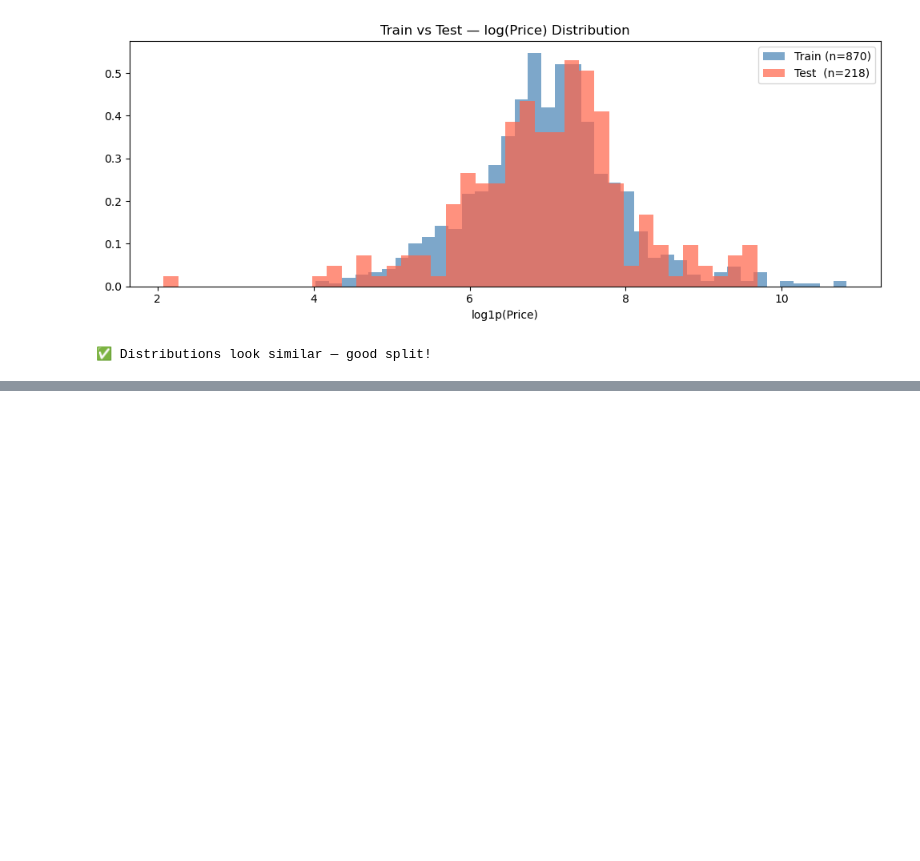
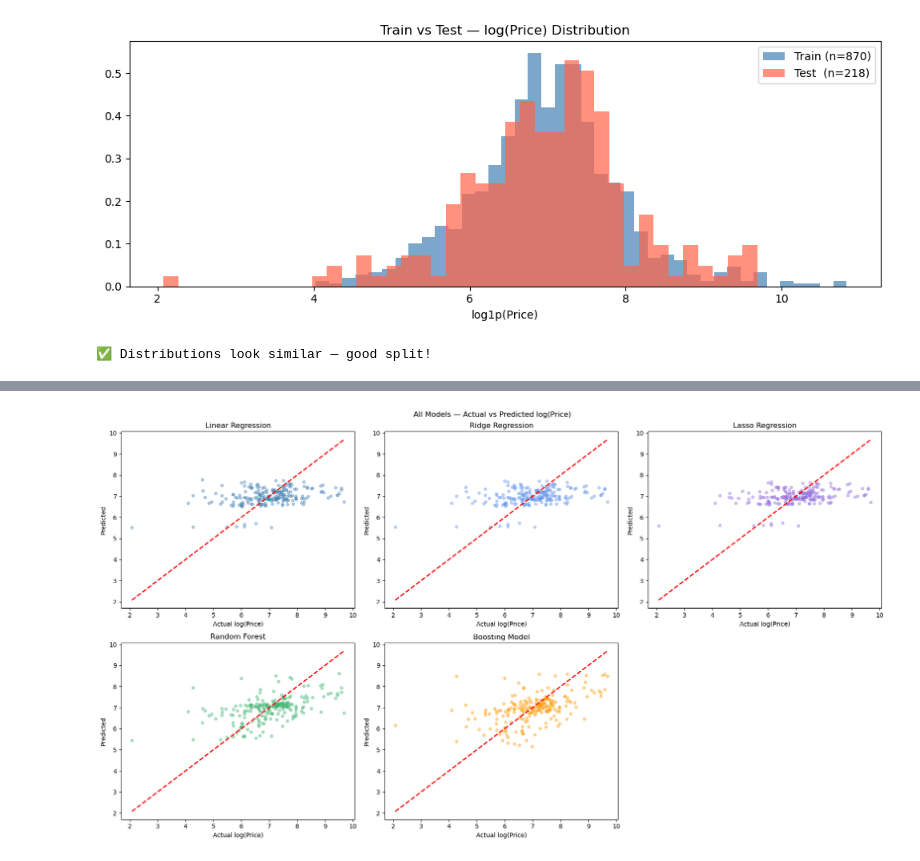
Before and after one commit to KarlaIvon15/9AIEVND-ADND-Practicas-230094-2, a Jupyter notebook: Practica04/Practica04_230094.ipynb, the cells around one changed output, grey strips where cells are left out. Drawn from its saved outputs; the diff is of its cells as text; code cells hidden in the pictures; blank space fills up the shorter version.

Commit message:
Actividad 04
Add Actualizacion

```diff
--- a/Practica04/Practica04_230094.ipynb
+++ b/Practica04/Practica04_230094.ipynb
@@ -903,0 +934,19 @@ Train: 870 | Test: 218
+# %%
+# ============================================================
+# SECTION 10 — Evaluation Helpers
+# ============================================================
+results = {}
+
+def eval_model(name, y_true, y_pred):
+    mae  = mean_absolute_error(y_true, y_pred)
+    rmse = np.sqrt(mean_squared_error(y_true, y_pred))
+    r2   = r2_score(y_true, y_pred)
+    mae_inr = mean_absolute_error(np.expm1(y_true), np.expm1(y_pred))
+    print(f'  📊 {name}:')
+    print(f'     MAE (log)  = {mae:.4f}  |  MAE (₹) = ₹{mae_inr:,.0f}')
+    print(f'     RMSE (log) = {rmse:.4f}  |  R²      = {r2:.4f}')
+    results[name] = {'MAE_log': round(mae,4), 'RMSE_log': round(rmse,4),
+                     'R2': round(r2,4), 'MAE_INR': round(mae_inr,0)}
+    return y_pred
+
+print('✅ Evaluation helpers ready.')
@@ -903,0 +1079,33 @@ Train: 870 | Test: 218
+# %%
+fig, axes = plt.subplots(2, 3, figsize=(18, 10))
+
+preds_all = [
+    ('Linear Regression', lr_pred, 'steelblue'),
+    ('Ridge Regression', ridge_pred, 'cornflowerblue'),
+    ('Lasso Regression', lasso_pred, 'mediumpurple'),
+    ('Random Forest', rf_pred, 'mediumseagreen'),
+    ('Boosting Model', boost_pred, '#FF9900')
+]
+
+y_true = np.array(y_test).reshape(-1)
+
+for ax, (name, pred, color) in zip(axes.flatten(), preds_all):
+
+    pred = np.array(pred).reshape(-1)
+
+    ax.scatter(y_true, pred, alpha=0.4, color=color, s=20)
+
+    lims = [min(y_true.min(), pred.min()), max(y_true.max(), pred.max())]
+    ax.plot(lims, lims, 'r--', lw=2)
+
+    ax.set_title(name)
+    ax.set_xlabel('Actual log(Price)')
+    ax.set_ylabel('Predicted')
+
+axes.flatten()[-1].set_visible(False)
+
+plt.suptitle('All Models — Actual vs Predicted log(Price)')
+plt.tight_layout()
+plt.show()
+# %% [output]
+[figure, added]
```
Also changed, not shown: parts of 21 cells of this notebook.
